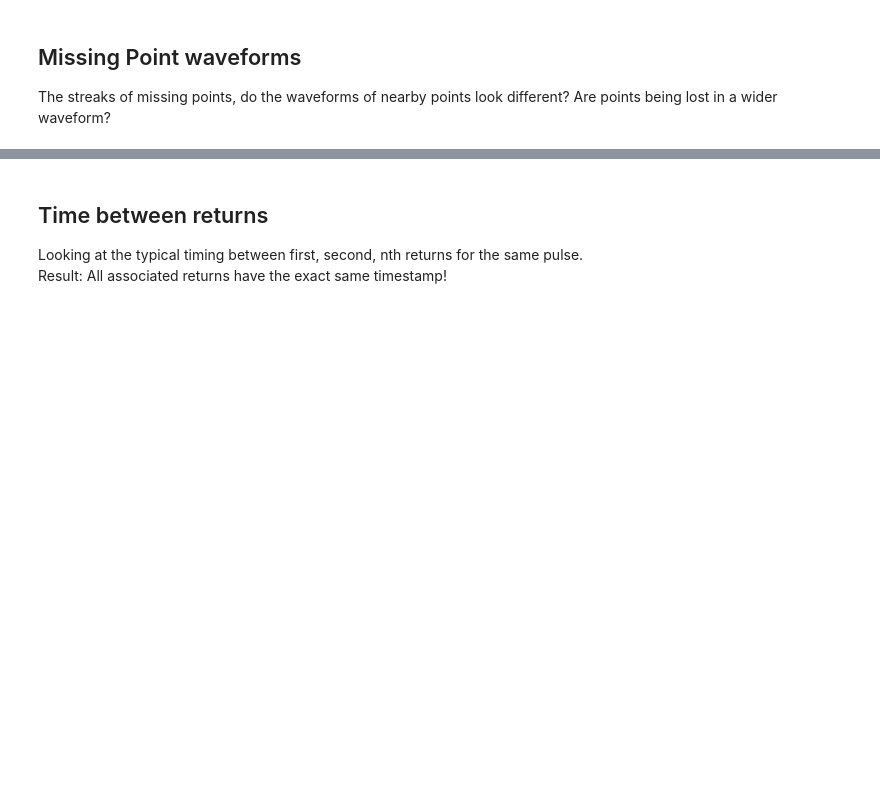
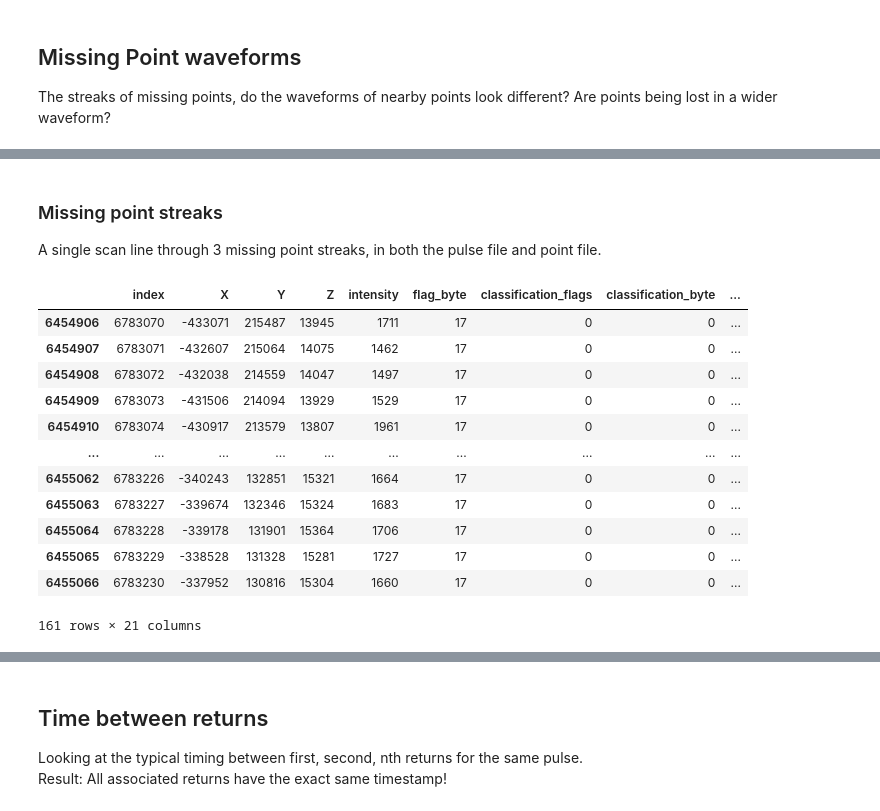
Before and after one commit to mihamerstan/lidar_metrics, a Jupyter notebook: notebooks/comparing_las_pls.ipynb, the cells around one changed output, grey strips where cells are left out. Cells and saved outputs as stored; diff of their text form; code cells hidden in the pictures; blank space fills up the shorter version.

```diff
--- a/notebooks/comparing_las_pls.ipynb
+++ b/notebooks/comparing_las_pls.ipynb
@@ -66,6 +67,8 @@ pls_anchor_df.sort_values(by=['adj_gps_time'],inplace=True)
 # Reset indices
 las_df.reset_index(drop=True,inplace=True)
 pls_anchor_df.reset_index(drop=True,inplace=True)
+# %%
+pls_anchor_df['adj_gps_time'] = pls_anchor_df['adj_gps_time']+ diff
 # %%
 # First returns only
 first_return_df = pull_first_scan_gap(las_df)
@@ -290,0 +311,21 @@ for i in np.arange(5750020,5750020+100):
+# %% [markdown]
+### Missing point streaks
+A single scan line through 3 missing point streaks, in both the pulse file and point file.
+# %%
+scan_pts = first_return_df[(first_return_df['gps_time']>65355.483922)&(first_return_df['gps_time']<65355.484383)]
+scan_pls = pls_anchor_df[(pls_anchor_df['adj_gps_time']>35.952737)&(pls_anchor_df['adj_gps_time']<35.953197)]
+scan_pts
+# %% [output]
+|  | index | X | Y | Z | intensity | flag_byte | classification_flags | classification_byte | ... |
+| 6454906 | 6783070 | -433071 | 215487 | 13945 | 1711 | 17 | 0 | 0 | ... |
+| 6454907 | 6783071 | -432607 | 215064 | 14075 | 1462 | 17 | 0 | 0 | ... |
+| 6454908 | 6783072 | -432038 | 214559 | 14047 | 1497 | 17 | 0 | 0 | ... |
+| 6454909 | 6783073 | -431506 | 214094 | 13929 | 1529 | 17 | 0 | 0 | ... |
+| 6454910 | 6783074 | -430917 | 213579 | 13807 | 1961 | 17 | 0 | 0 | ... |
+| ... | ... | ... | ... | ... | ... | ... | ... | ... | ... |
+| 6455062 | 6783226 | -340243 | 132851 | 15321 | 1664 | 17 | 0 | 0 | ... |
+| 6455063 | 6783227 | -339674 | 132346 | 15324 | 1683 | 17 | 0 | 0 | ... |
+| 6455064 | 6783228 | -339178 | 131901 | 15364 | 1706 | 17 | 0 | 0 | ... |
+| 6455065 | 6783229 | -338528 | 131328 | 15281 | 1727 | 17 | 0 | 0 | ... |
+| 6455066 | 6783230 | -337952 | 130816 | 15304 | 1660 | 17 | 0 | 0 | ... |
+161 rows × 21 columns
```
Also changed, not shown: parts of 44 cells of this notebook, 9 other files.
